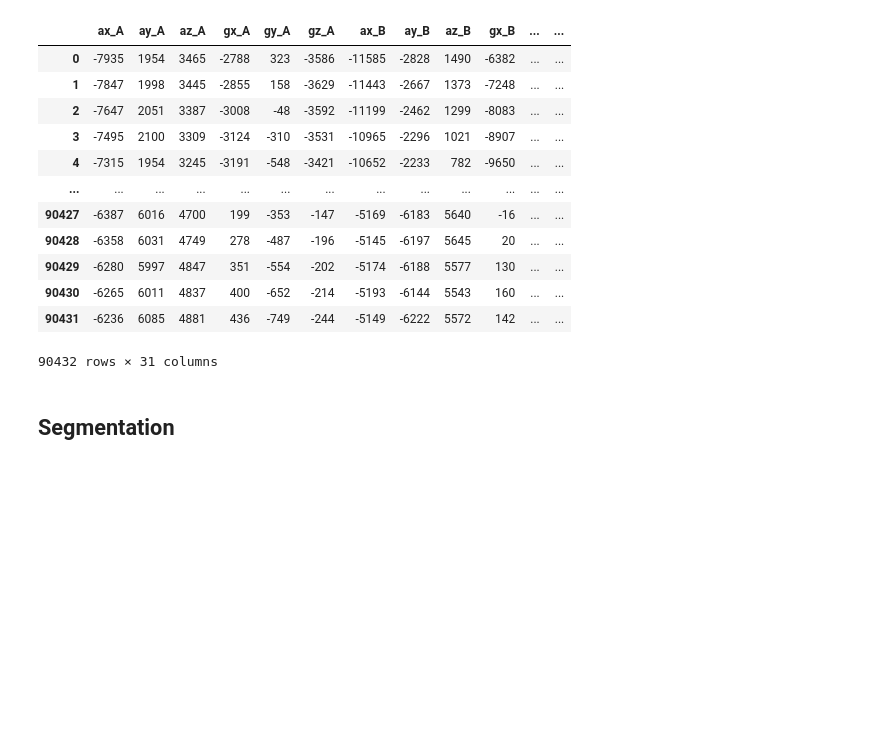
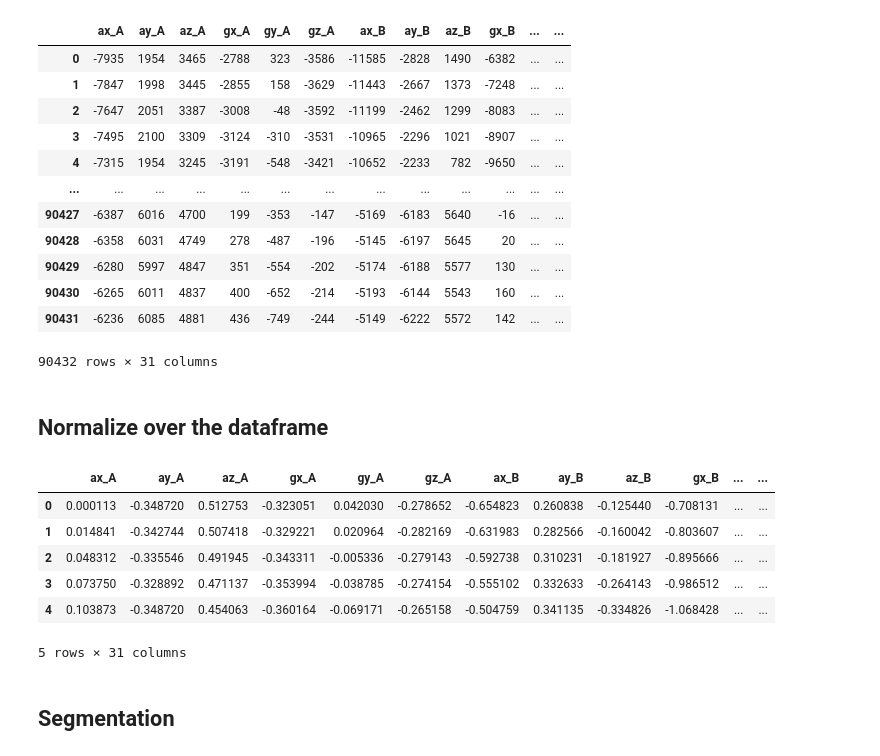
Before and after one commit to Tyern/acttivity_recognition, a Jupyter notebook: notebooks/hoang_LSTM_model.ipynb, the cells around one changed output. Saved outputs shown, nothing was run; the diff lists cells and outputs as text; code cells hidden in the pictures; blank space fills up the shorter version.

```diff
--- a/notebooks/hoang_LSTM_model.ipynb
+++ b/notebooks/hoang_LSTM_model.ipynb
@@ -72,2 +84,27 @@ len(df_filter_start_na) 90432
+# %% [markdown]
+## Normalize over the dataframe
+# %%
+# although we should fit transform the train dataset and transform the test dataset,
+# we will choose the easy way here
+
+from sklearn.preprocessing import StandardScaler
+
+sc = StandardScaler()
+
+label_ = data_df['label']
+
+data_ = sc.fit_transform(data_df.drop(['label'], axis=1))
+data_df = pd.DataFrame(data_, columns=data_df.drop(['label'], axis=1).columns)
+data_df["label"] = label_
+# %%
+data_df.head()
+# %% [output]
+|  | ax_A | ay_A | az_A | gx_A | gy_A | gz_A | ax_B | ay_B | az_B | gx_B | ... | ... |
+| 0 | 0.000113 | -0.348720 | 0.512753 | -0.323051 | 0.042030 | -0.278652 | -0.654823 | 0.260838 | -0.125440 | -0.708131 | ... | ... |
+| 1 | 0.014841 | -0.342744 | 0.507418 | -0.329221 | 0.020964 | -0.282169 | -0.631983 | 0.282566 | -0.160042 | -0.803607 | ... | ... |
+| 2 | 0.048312 | -0.335546 | 0.491945 | -0.343311 | -0.005336 | -0.279143 | -0.592738 | 0.310231 | -0.181927 | -0.895666 | ... | ... |
+| 3 | 0.073750 | -0.328892 | 0.471137 | -0.353994 | -0.038785 | -0.274154 | -0.555102 | 0.332633 | -0.264143 | -0.986512 | ... | ... |
+| 4 | 0.103873 | -0.348720 | 0.454063 | -0.360164 | -0.069171 | -0.265158 | -0.504759 | 0.341135 | -0.334826 | -1.068428 | ... | ... |
+5 rows × 31 columns
 # %% [markdown]
 ## Segmentation
```
Also changed, not shown: parts of 22 cells of this notebook, 1 other file.
